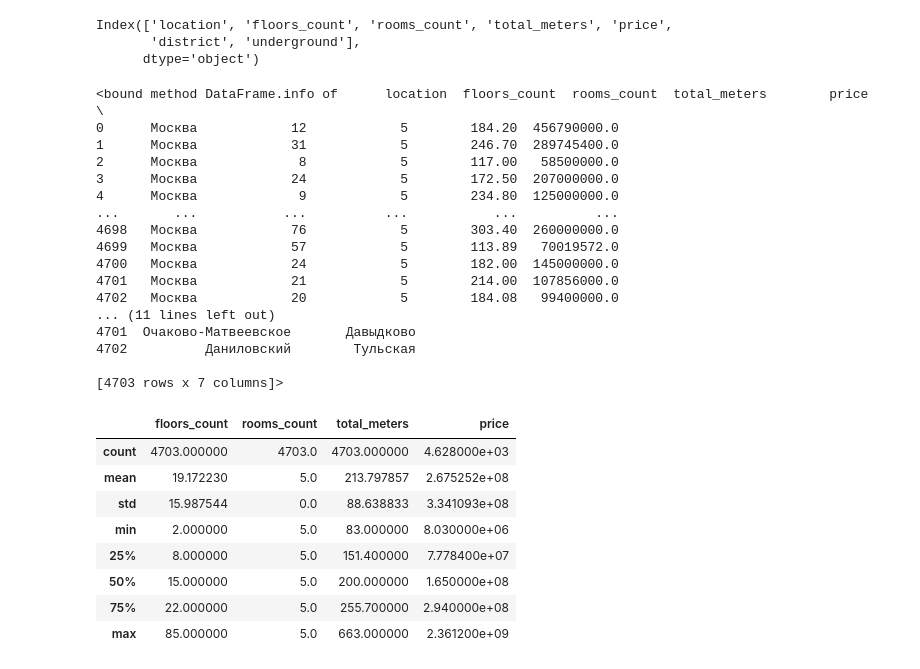
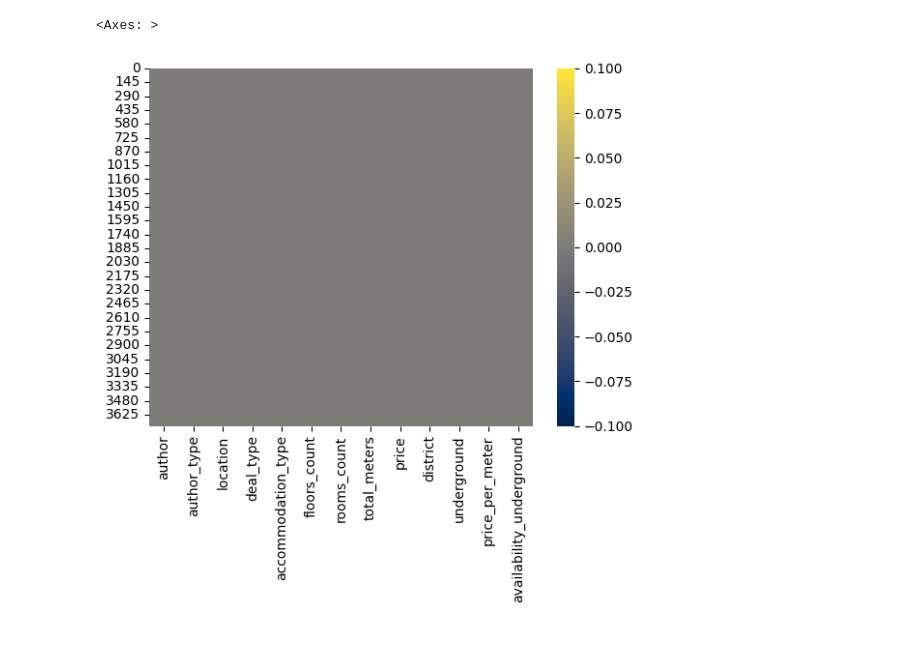
Before and after one commit to mrsoning/Intensive_one, a Jupyter notebook: EDA.ipynb, the cells around one changed output. Cells and saved outputs as stored; diff of their text form; code cells hidden in the pictures; blank space fills up the shorter version.

```diff
--- a/EDA.ipynb
+++ b/EDA.ipynb
@@ -57,41 +1,15 @@ memory usage: 257.3+ KB
-# %%
-df.columns
-# %% [output]
-Index(['location', 'floors_count', 'rooms_count', 'total_meters', 'price',
-       'district', 'underground'],
-      dtype='object')
-# %%
-df.info
-# %% [output]
-<bound method DataFrame.info of      location  floors_count  rooms_count  total_meters        price  \
-0      Москва            12            5        184.20  456790000.0
-1      Москва            31            5        246.70  289745400.0
-2      Москва             8            5        117.00   58500000.0
-3      Москва            24            5        172.50  207000000.0
-4      Москва             9            5        234.80  125000000.0
-...       ...           ...          ...           ...          ...
-4698   Москва            76            5        303.40  260000000.0
-4699   Москва            57            5        113.89   70019572.0
-4700   Москва            24            5        182.00  145000000.0
-4701   Москва            21            5        214.00  107856000.0
-4702   Москва            20            5        184.08   99400000.0
-... (11 lines left out)
-4701  Очаково-Матвеевское       Давыдково
-4702          Даниловский        Тульская
-
-[4703 rows x 7 columns]>
-# %%
-df.describe()
-# %% [output]
-|  | floors_count | rooms_count | total_meters | price |
-| count | 4703.000000 | 4703.0 | 4703.000000 | 4.628000e+03 |
-| mean | 19.172230 | 5.0 | 213.797857 | 2.675252e+08 |
-| std | 15.987544 | 0.0 | 88.638833 | 3.341093e+08 |
-| min | 2.000000 | 5.0 | 83.000000 | 8.030000e+06 |
-| 25% | 8.000000 | 5.0 | 151.400000 | 7.778400e+07 |
-| 50% | 15.000000 | 5.0 | 200.000000 | 1.650000e+08 |
-| 75% | 22.000000 | 5.0 | 255.700000 | 2.940000e+08 |
-| max | 85.000000 | 5.0 | 663.000000 | 2.361200e+09 |
+# %%
+import pandas as pd
+import seaborn as sns
+
+
+base = 'result.csv'
+
+zxc = pd.read_csv(base)
+sns.heatmap(zxc.isnull(),cmap='cividis')
+# %% [output]
+<Axes: >
+[figure, added]
 # %%
 import matplotlib.pyplot as plt
 import seaborn as sns
```
Also changed, not shown: parts of 12 cells of this notebook, 4 other files.
